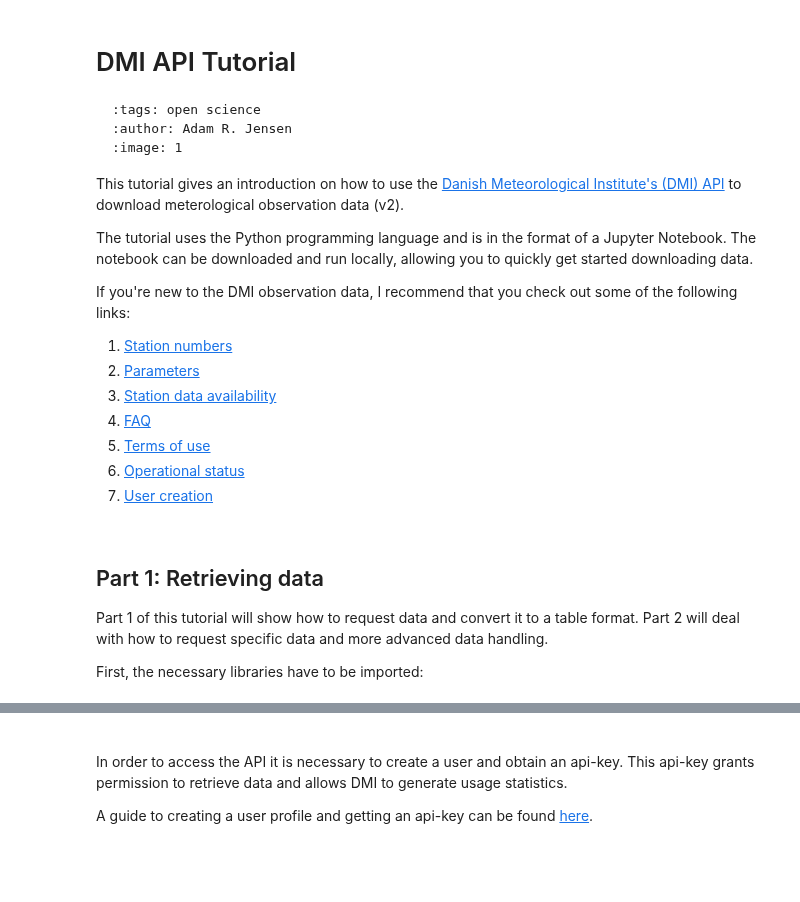
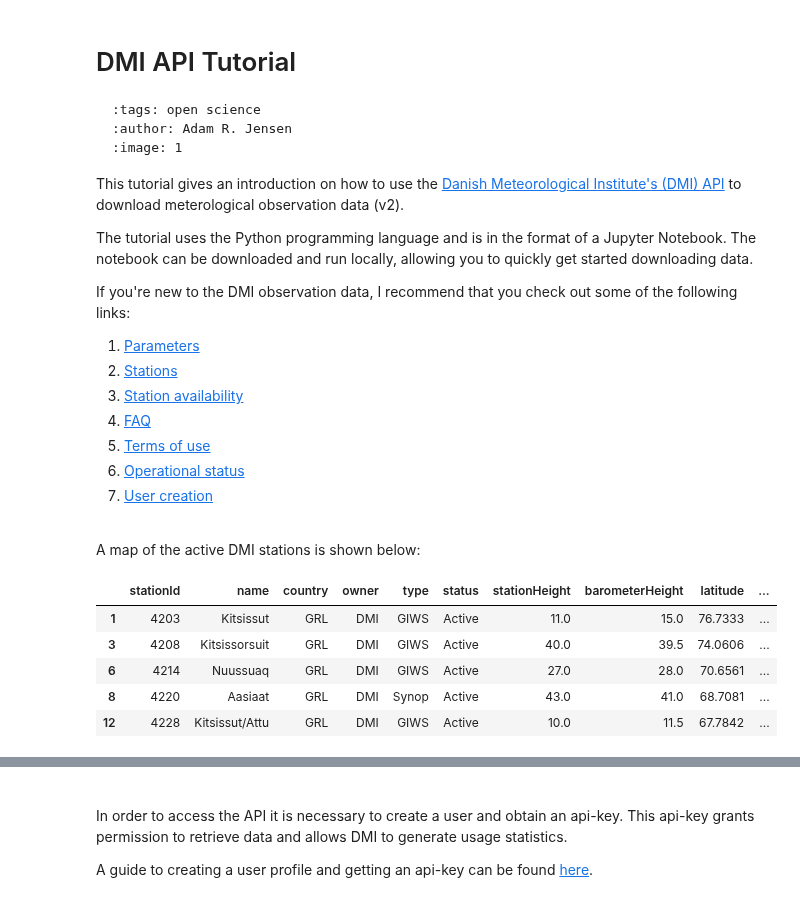
Before and after one commit to AdamRJensen/adamrjensen.github.io, a Jupyter notebook: posts/dmi_data.ipynb, the cells around one changed output, grey strips where cells are left out. Drawn from its saved outputs; the diff is of its cells as text; code cells hidden in the pictures; blank space fills up the shorter version.

```diff
--- a/posts/dmi_data.ipynb
+++ b/posts/dmi_data.ipynb
@@ -13,17 +13,32 @@ The tutorial uses the Python programming language and is in the format of a Jupy
 
 
 If you're new to the DMI observation data, I recommend that you check out some of the following links:
-1. [Station numbers](https://confluence.govcloud.dk/display/FDAPI/Meteorological+Observation+Data+Stations)
-2. [Parameters](https://confluence.govcloud.dk/display/FDAPI/Meteorological+Observation+Data)
-3. [Station data availability](https://confluence.govcloud.dk/display/FDAPI/Meteorological+Observation+Data+Stations+Historical+Availability)
+1. [Parameters](https://confluence.govcloud.dk/display/FDAPI/Meteorological+Observation+Data)
+2. [Stations](https://confluence.govcloud.dk/display/FDAPI/Meteorological+Observation+Data+Stations)
+3. [Station availability](https://confluence.govcloud.dk/display/FDAPI/Meteorological+Observation+Data+Stations+Historical+Availability?src=contextnavpagetreemode)
 4. [FAQ](https://confluence.govcloud.dk/display/FDAPI/FAQ)
 5. [Terms of use](https://confluence.govcloud.dk/display/FDAPI/Terms+of+Use)
 6. [Operational status](https://statuspage.freshping.io/25721-DMIOpenDatas)
 7. [User creation](https://confluence.govcloud.dk/pages/viewpage.action?pageId=26476690)
 
 <br>
-
-## Part 1: Retrieving data
-Part 1 of this tutorial will show how to request data and convert it to a table format. Part 2 will deal with how to request specific data and more advanced data handling.
-
-First, the necessary libraries have to be imported:
+A map of the active DMI stations is shown below:
+# %%
+import pandas as pd
+station_url = 'https://confluence.govcloud.dk/display/FDAPI/Meteorological+Observation+Data+Stations'
+
+stations = pd.read_html(station_url, header=[0])[0]
+
+stations = stations[stations['status'] == 'Active']
+# This line removes previous locations of the same station
+# thus only the newest/current location is shown
+stations = stations[stations['validTo'].isna()]
+
+stations.head()
+# %% [output]
+|  | stationId | name | country | owner | type | status | stationHeight | barometerHeight | latitude | ... |
+| 1 | 4203 | Kitsissut | GRL | DMI | GIWS | Active | 11.0 | 15.0 | 76.7333 | ... |
+| 3 | 4208 | Kitsissorsuit | GRL | DMI | GIWS | Active | 40.0 | 39.5 | 74.0606 | ... |
+| 6 | 4214 | Nuussuaq | GRL | DMI | GIWS | Active | 27.0 | 28.0 | 70.6561 | ... |
+| 8 | 4220 | Aasiaat | GRL | DMI | Synop | Active | 43.0 | 41.0 | 68.7081 | ... |
+| 12 | 4228 | Kitsissut/Attu | GRL | DMI | GIWS | Active | 10.0 | 11.5 | 67.7842 | ... |
```
Also changed, not shown: parts of 2 cells of this notebook, 1 other file.
